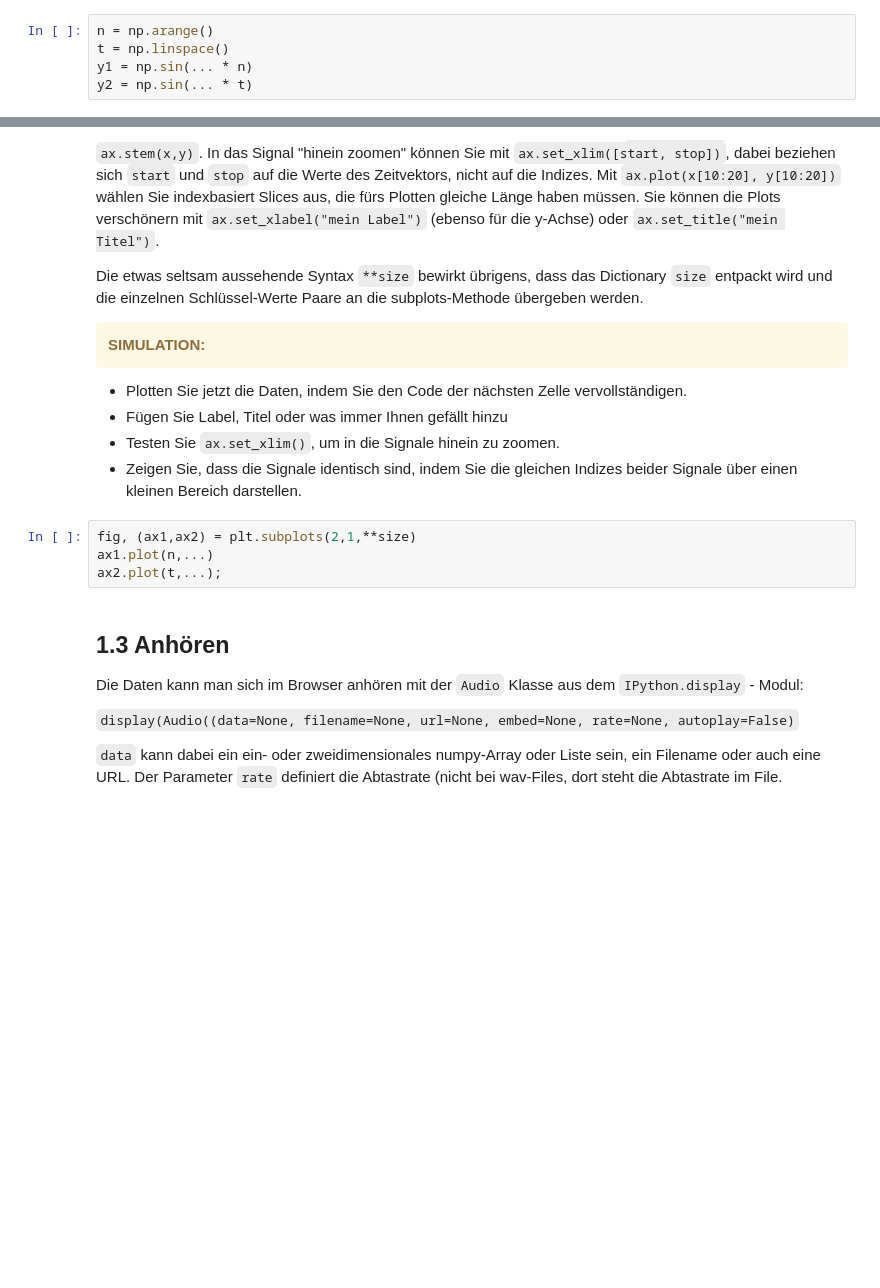
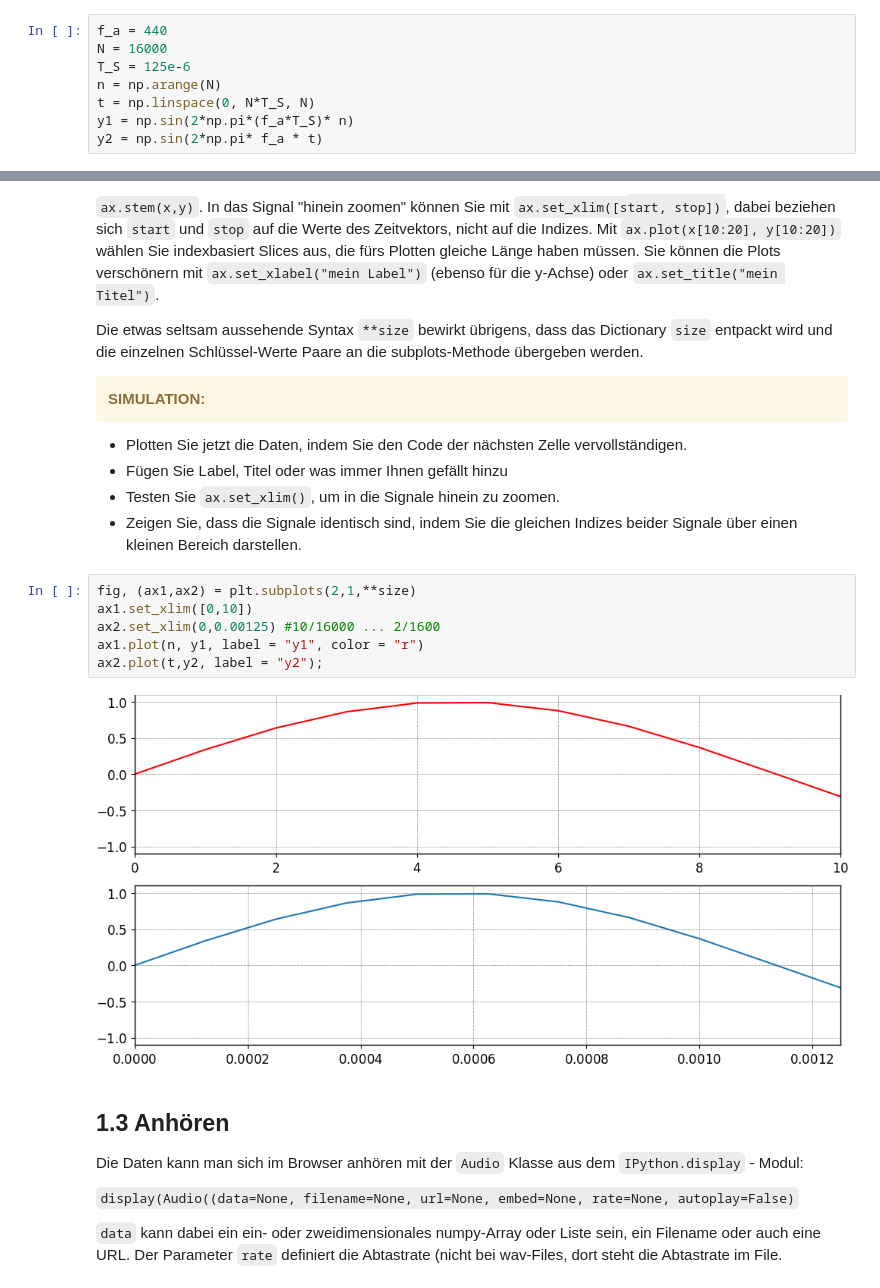
Before and after one commit to SamuelMMT/dsp_WS23-24, a Jupyter notebook: notebooks/00_LAB/LAB_1.ipynb, the cells around one changed output, grey strips where cells are left out. Saved outputs shown, nothing was run; the diff lists cells and outputs as text; blank space fills up the shorter version.

```diff
--- a/notebooks/00_LAB/LAB_1.ipynb
+++ b/notebooks/00_LAB/LAB_1.ipynb
@@ -105,7 +105,10 @@ Bitte bereiten Sie die wie folgt gekennzeichneten Blöcke vor dem Praktikum vor:
 
 * Das Herausschneiden von Bereichen aus einem Array nennt man "Slicing", siehe z.B. https://www.w3schools.com/python/numpy_array_slicing.asp . Mit Slicing kann man ziemlich kranke Dinge tun, `y[2 : -1 : -2]` gibt Ihnen z.B. rückwärts jeden zweiten Wert ("-2") eines Arrays aus, angefangen beim letzten Wert ("-1") bis zum zweiten Wert ("2"), der gerade eben nicht mehr mit dabei ist. Was liefert `a[:10]`? Und was könnte `a[10:]` bedeuten?
 # %%
-n = np.arange()
-t = np.linspace()
-y1 = np.sin(... * n)
-y2 = np.sin(... * t)
+f_a = 440
+N = 16000
+T_S = 125e-6
+n = np.arange(N)
+t = np.linspace(0, N*T_S, N)
+y1 = np.sin(2*np.pi*(f_a*T_S)* n)
+y2 = np.sin(2*np.pi* f_a * t)
@@ -125,8 +135,12 @@ Die etwas seltsam aussehende Syntax `**size` bewirkt übrigens, dass das Diction
 * Zeigen Sie, dass die Signale identisch sind, indem Sie die gleichen Indizes beider Signale über einen kleinen Bereich darstellen.
 # %%
 fig, (ax1,ax2) = plt.subplots(2,1,**size)
-ax1.plot(n,...)
-ax2.plot(t,...);
+ax1.set_xlim([0,10])
+ax2.set_xlim(0,0.00125) #10/16000 ... 2/1600
+ax1.plot(n, y1, label = "y1", color = "r")
+ax2.plot(t,y2, label = "y2");
+# %% [output]
+[figure, added]
 # %% [markdown]
 ## 1.3 Anhören
 Die Daten kann man sich im Browser anhören mit der `Audio` Klasse aus dem `IPython.display` - Modul:
```
Also changed, not shown: parts of 11 cells of this notebook, 4 other files.
